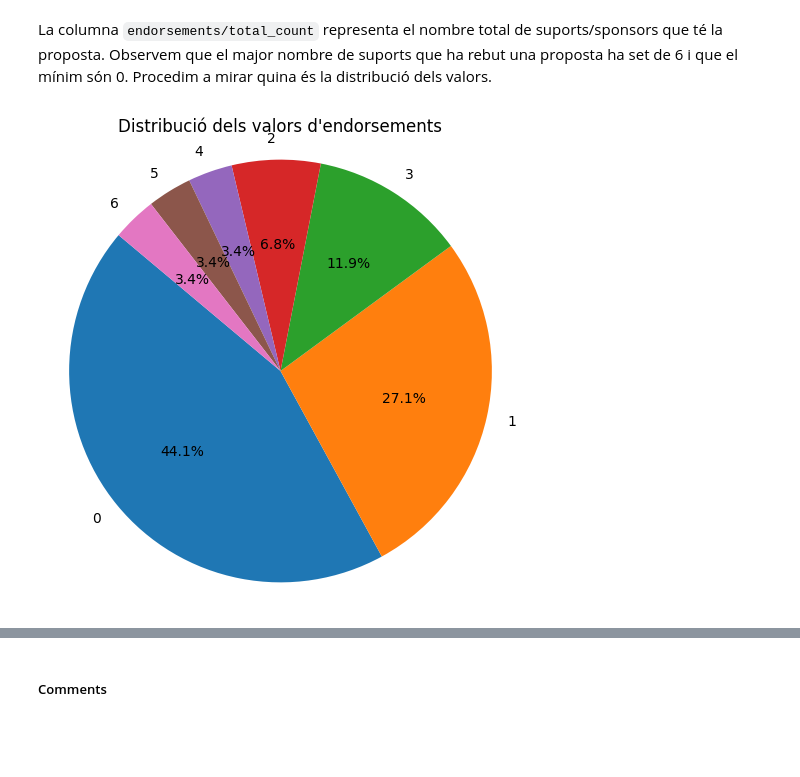
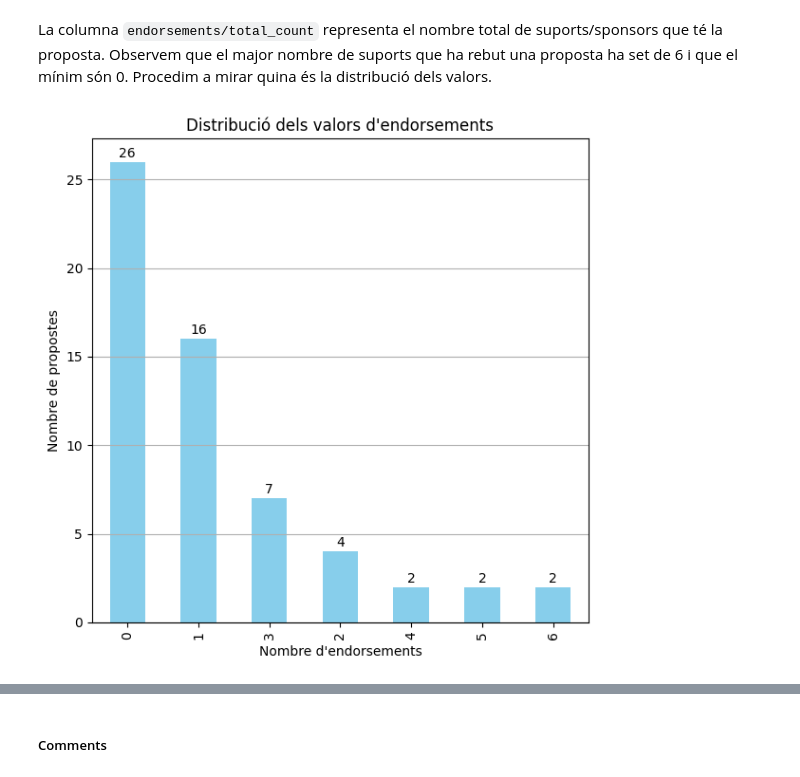
Before and after one commit to NoOPeEKS/dades-assemblea-clima, a Jupyter notebook: exploracio_csv.ipynb, the cells around one changed output, grey strips where cells are left out. Cells and saved outputs as stored; diff of their text form; code cells hidden in the pictures; blank space fills up the shorter version.

Commit message:
Modificats grafics endorsements per mostrar distribució sense gràfics formatge

```diff
--- a/exploracio_csv.ipynb
+++ b/exploracio_csv.ipynb
@@ -308,10 +308,18 @@ Mínim nombre de sponsors: 0
 La columna `endorsements/total_count` representa el nombre total de suports/sponsors que té la proposta. Observem que el major nombre de suports que ha rebut una proposta ha set de 6 i que el mínim són 0. Procedim a mirar quina és la distribució dels valors.
 # %%
 valors = df_proposals['endorsements/total_count'].value_counts()
-plt.figure(figsize=(6,6))
-plt.pie(valors, labels=valors.index, autopct='%1.1f%%', startangle=140)
+
+plt.figure(figsize=(6, 6))
+valors.plot(kind='bar', color='skyblue')
+plt.xlabel("Nombre d'endorsements")
+plt.ylabel("Nombre de propostes")
 plt.title("Distribució dels valors d'endorsements")
-plt.axis('equal')
+
+for i, v in enumerate(valors):
+    plt.text(i, v + 0.1, str(v), ha='center', va='bottom')
+
+plt.grid(axis='y')
+plt.tight_layout()
 plt.show()
 # %% [output]
-[figure, old version]
+[figure, new version]
```
Also changed, not shown: parts of 7 cells of this notebook.
